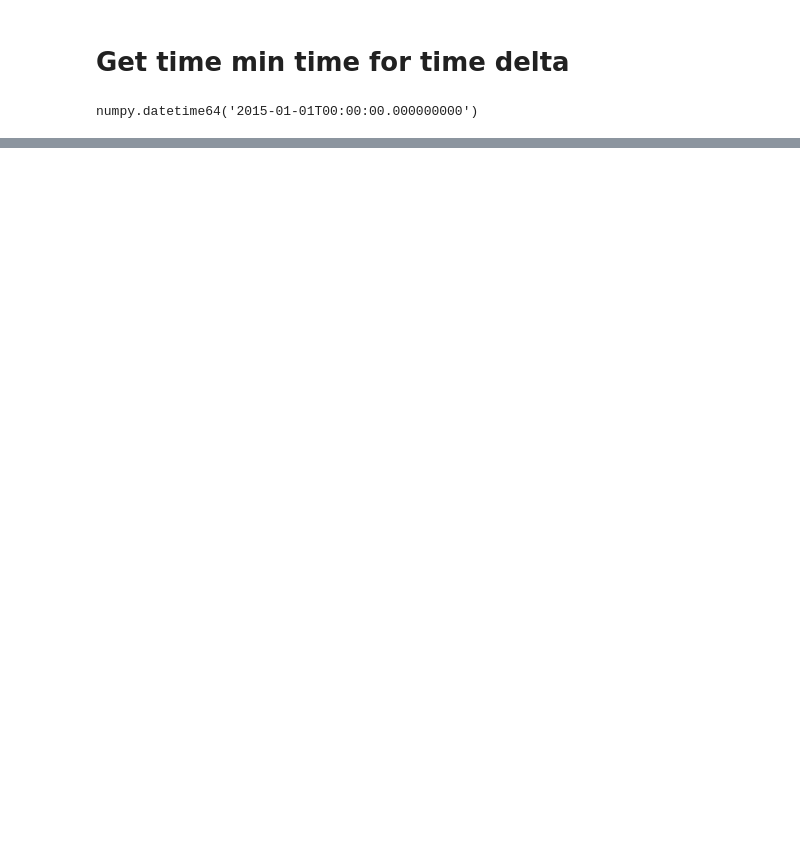
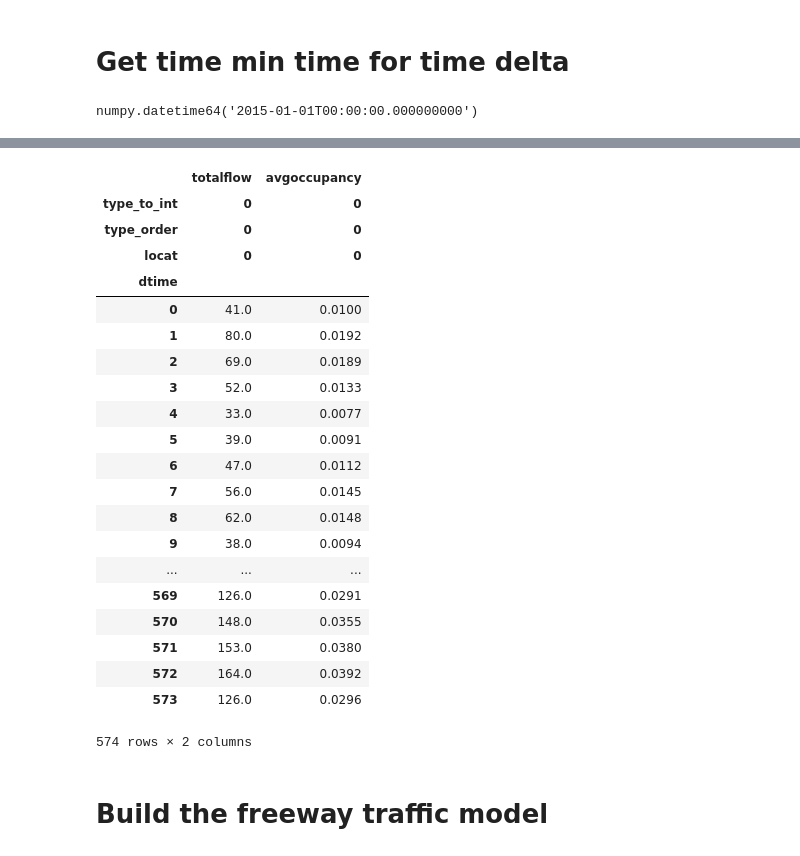
Before and after one commit to abrespect/DSE_Cohort2_Traffic_Capstone, a Jupyter notebook: cohort2/exploration/traffic_prediction_model.ipynb, the cells around one changed output, grey strips where cells are left out. Drawn from its saved outputs; the diff is of its cells as text; code cells hidden in the pictures; blank space fills up the shorter version.

```diff
--- a/cohort2/exploration/traffic_prediction_model.ipynb
+++ b/cohort2/exploration/traffic_prediction_model.ipynb
@@ -410,0 +578,27 @@ slice_of_heaven.show()
+# %%
+Y_tdf
+# %% [output]
+|  | totalflow | avgoccupancy |
+| type_to_int | 0 | 0 |
+| type_order | 0 | 0 |
+| locat | 0 | 0 |
+| dtime |  |  |
+| 0 | 41.0 | 0.0100 |
+| 1 | 80.0 | 0.0192 |
+| 2 | 69.0 | 0.0189 |
+| 3 | 52.0 | 0.0133 |
+| 4 | 33.0 | 0.0077 |
+| 5 | 39.0 | 0.0091 |
+| 6 | 47.0 | 0.0112 |
+| 7 | 56.0 | 0.0145 |
+| 8 | 62.0 | 0.0148 |
+| 9 | 38.0 | 0.0094 |
+| ... | ... | ... |
+| 569 | 126.0 | 0.0291 |
+| 570 | 148.0 | 0.0355 |
+| 571 | 153.0 | 0.0380 |
+| 572 | 164.0 | 0.0392 |
+| 573 | 126.0 | 0.0296 |
+574 rows × 2 columns
+# %% [markdown]
+# Build the freeway traffic model
```
Also changed, not shown: parts of 60 cells of this notebook.
